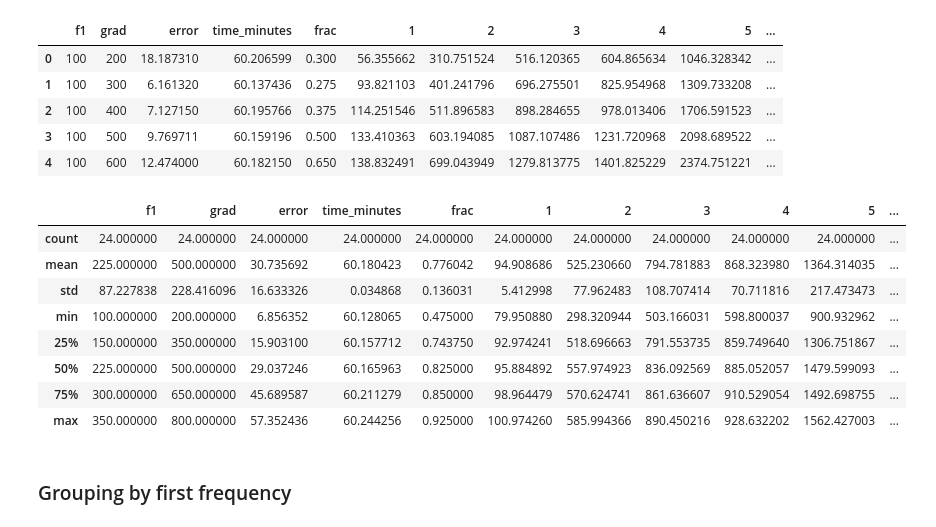
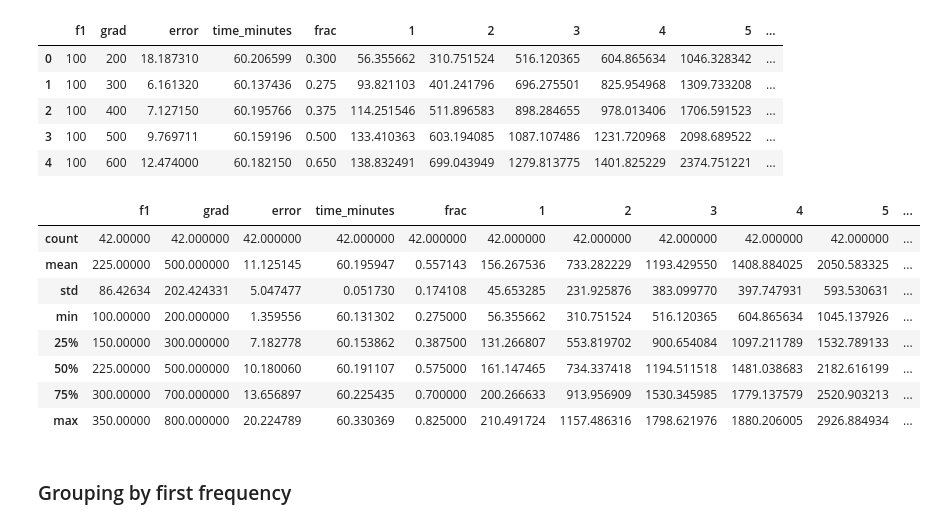
Before and after one commit to byi649/Design-Automation-Optimisation-for-Multi-Material-3D-Printing, a Jupyter notebook: Results/2018-07-06/Statistical analysis uniform.ipynb, the cells around one changed output. Drawn from its saved outputs; the diff is of its cells as text; code cells hidden in the pictures.

```diff
--- a/Results/2018-07-06/Statistical analysis uniform.ipynb
+++ b/Results/2018-07-06/Statistical analysis uniform.ipynb
@@ -42,17 +42,17 @@ data.head()
 | 3 | 100 | 500 | 9.769711 | 60.159196 | 0.500 | 133.410363 | 603.194085 | 1087.107486 | 1231.720968 | 2098.689522 | ... |
 | 4 | 100 | 600 | 12.474000 | 60.182150 | 0.650 | 138.832491 | 699.043949 | 1279.813775 | 1401.825229 | 2374.751221 | ... |
 # %%
-data2.describe()
+data.describe()
 # %% [output]
 |  | f1 | grad | error | time_minutes | frac | 1 | 2 | 3 | 4 | 5 | ... |
-| count | 24.000000 | 24.000000 | 24.000000 | 24.000000 | 24.000000 | 24.000000 | 24.000000 | 24.000000 | 24.000000 | 24.000000 | ... |
-| mean | 225.000000 | 500.000000 | 30.735692 | 60.180423 | 0.776042 | 94.908686 | 525.230660 | 794.781883 | 868.323980 | 1364.314035 | ... |
-| std | 87.227838 | 228.416096 | 16.633326 | 0.034868 | 0.136031 | 5.412998 | 77.962483 | 108.707414 | 70.711816 | 217.473473 | ... |
-| min | 100.000000 | 200.000000 | 6.856352 | 60.128065 | 0.475000 | 79.950880 | 298.320944 | 503.166031 | 598.800037 | 900.932962 | ... |
-| 25% | 150.000000 | 350.000000 | 15.903100 | 60.157712 | 0.743750 | 92.974241 | 518.696663 | 791.553735 | 859.749640 | 1306.751867 | ... |
-| 50% | 225.000000 | 500.000000 | 29.037246 | 60.165963 | 0.825000 | 95.884892 | 557.974923 | 836.092569 | 885.052057 | 1479.599093 | ... |
-| 75% | 300.000000 | 650.000000 | 45.689587 | 60.211279 | 0.850000 | 98.964479 | 570.624741 | 861.636607 | 910.529054 | 1492.698755 | ... |
-| max | 350.000000 | 800.000000 | 57.352436 | 60.244256 | 0.925000 | 100.974260 | 585.994366 | 890.450216 | 928.632202 | 1562.427003 | ... |
+| count | 42.00000 | 42.000000 | 42.000000 | 42.000000 | 42.000000 | 42.000000 | 42.000000 | 42.000000 | 42.000000 | 42.000000 | ... |
+| mean | 225.00000 | 500.000000 | 11.125145 | 60.195947 | 0.557143 | 156.267536 | 733.282229 | 1193.429550 | 1408.884025 | 2050.583325 | ... |
+| std | 86.42634 | 202.424331 | 5.047477 | 0.051730 | 0.174108 | 45.653285 | 231.925876 | 383.099770 | 397.747931 | 593.530631 | ... |
+| min | 100.00000 | 200.000000 | 1.359556 | 60.131302 | 0.275000 | 56.355662 | 310.751524 | 516.120365 | 604.865634 | 1045.137926 | ... |
+| 25% | 150.00000 | 300.000000 | 7.182778 | 60.153862 | 0.387500 | 131.266807 | 553.819702 | 900.654084 | 1097.211789 | 1532.789133 | ... |
+| 50% | 225.00000 | 500.000000 | 10.180060 | 60.191107 | 0.575000 | 161.147465 | 734.337418 | 1194.511518 | 1481.038683 | 2182.616199 | ... |
+| 75% | 300.00000 | 700.000000 | 13.656897 | 60.225435 | 0.700000 | 200.266633 | 913.956909 | 1530.345985 | 1779.137579 | 2520.903213 | ... |
+| max | 350.00000 | 800.000000 | 20.224789 | 60.330369 | 0.825000 | 210.491724 | 1157.486316 | 1798.621976 | 1880.206005 | 2926.884934 | ... |
 # %% [markdown]
 ### Grouping by first frequency
 # %%
```
Also changed, not shown: parts of 2 cells of this notebook, 3 other files.
